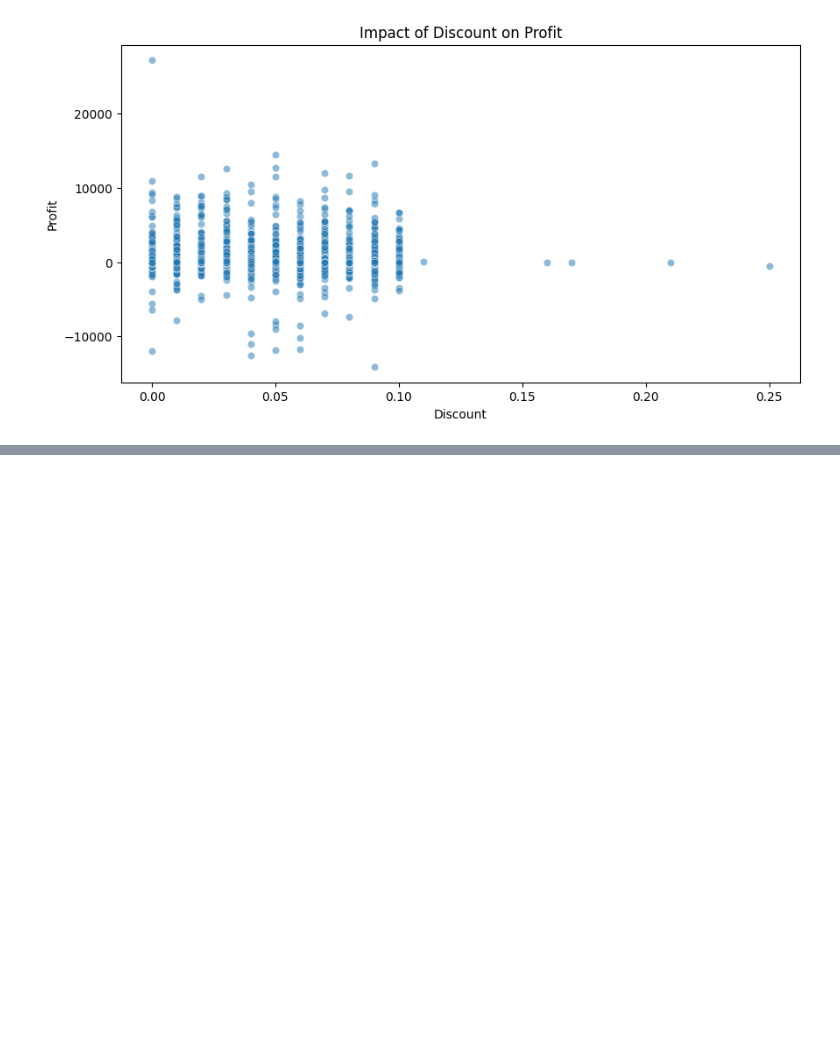
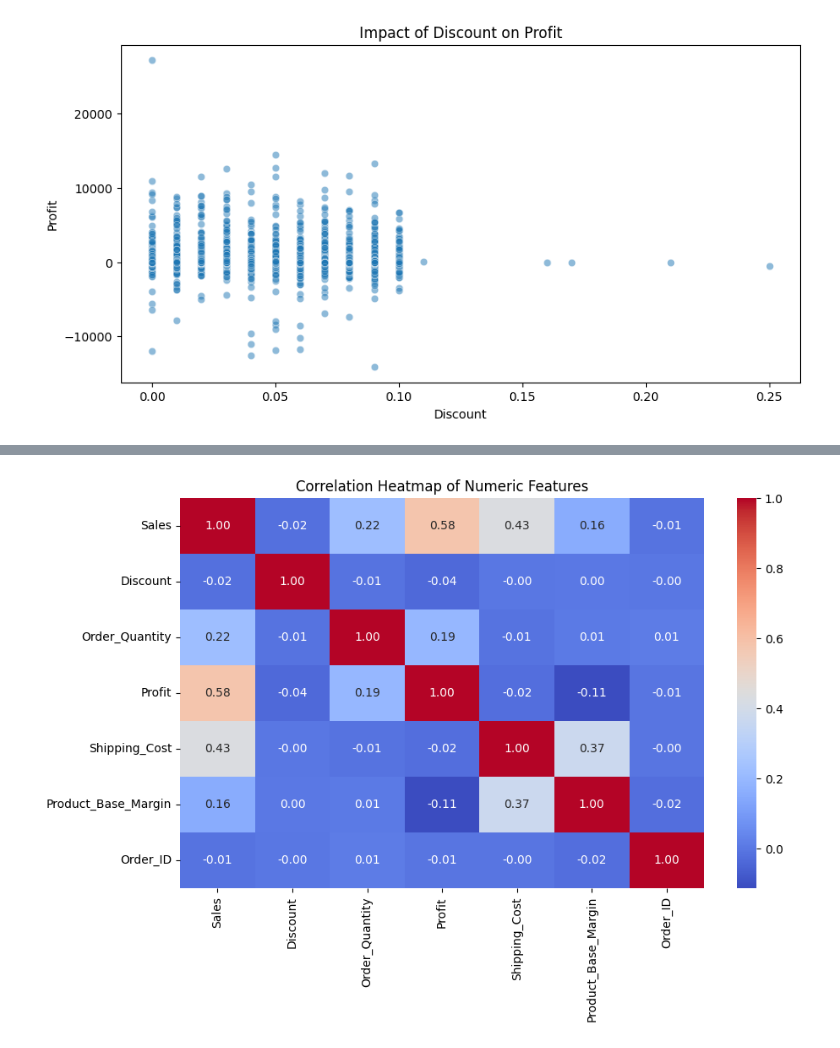
Before and after one commit to AlokSingh04/Cleaning-Sales-data-by-using-python, a Jupyter notebook: Cleaning.ipynb, the cells around one changed output, grey strips where cells are left out. Drawn from its saved outputs; the diff is of its cells as text; code cells hidden in the pictures; blank space fills up the shorter version.

```diff
--- a/Cleaning.ipynb
+++ b/Cleaning.ipynb
@@ -99,0 +100,9 @@ plt.show()
+# %%
+# Correlation heatmap (numeric features only)
+plt.figure(figsize=(10, 6))
+numeric_df = df.select_dtypes(include=[np.number])  # keep only numeric columns
+sns.heatmap(numeric_df.corr(), annot=True, cmap='coolwarm', fmt=".2f")
+plt.title('Correlation Heatmap of Numeric Features')
+plt.show()
+# %% [output]
+[figure, added]
```
Also changed, not shown: parts of 2 cells of this notebook.
